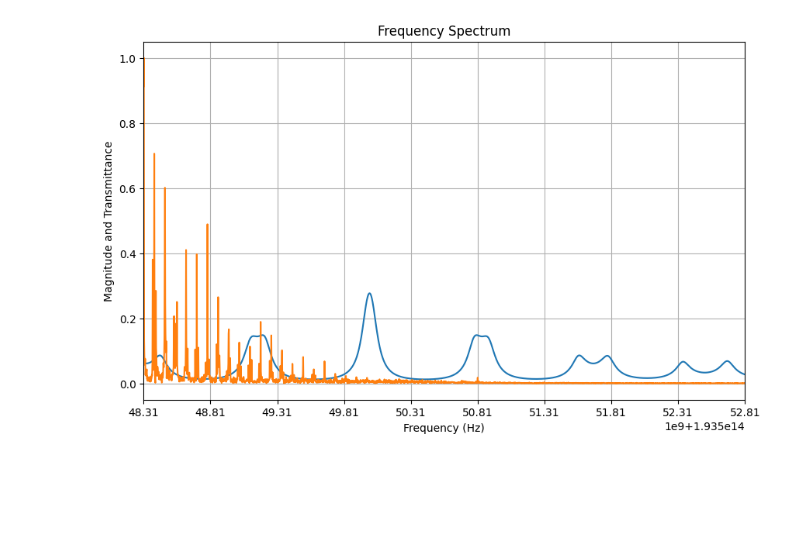
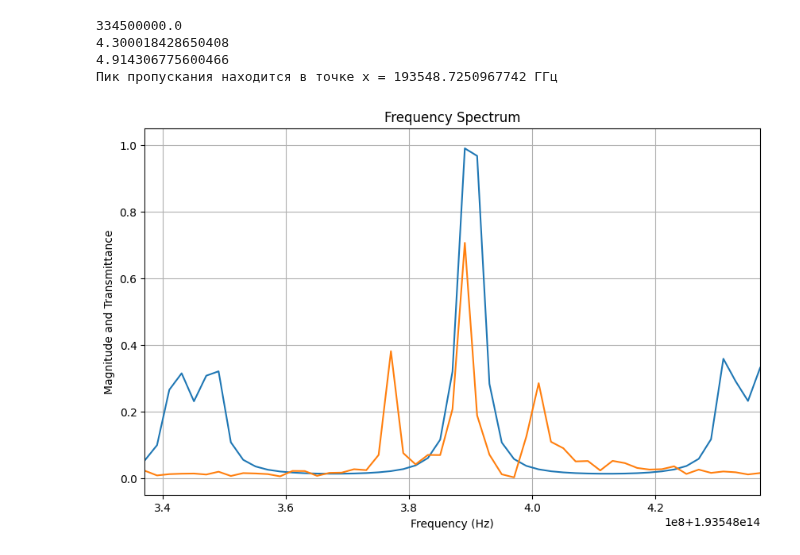
Before and after one commit to Orange-spearow/Finally_praktika, a Jupyter notebook: Подбор волоконных фильтров 2.ipynb, the cells around one changed output. Cells and saved outputs as stored; diff of their text form; code cells hidden in the pictures; blank space fills up the shorter version.

```diff
--- a/Подбор волоконных фильтров 2.ipynb
+++ b/Подбор волоконных фильтров 2.ipynb
@@ -5,6 +5,7 @@ import matplotlib.pyplot as plt
 from scipy.fft import fft, fftfreq
 import pandas as pd
 from scipy.signal import find_peaks
+
 df = pd.read_csv('praktik6.csv')
 spectr1 = np.array(df.iloc[:,0])
 Spectr1 = np.array(df.iloc[:,1])
@@ -19,44 +20,80 @@ h = 1550e-9
 f_Er = c/h
 freq = freq - 80e6 + c/h
 
+FSR = 334.5e6
+print(FSR)
+c = 3e8
+n = 1.46
+l = 7 * c / (n  * FSR)
+print(l)
+N = 7
+M = 8
+L = M/N * l
+print(L)
+
 k1 = k3 = 0.25
 k2 = 0.032
-l = 230.13698630136986e-3
-L = 263.01369863013696e-3
+#l = 2.354487
+#L = 2.6908423
 n = 1.46
 c = 3e8
 T1 = n*l/c
 T2 = n*L/c
-α = 1.0
+α = 0.00018
 γ1 = np.exp(-α * l)
 γ2 = np.exp(-α * L)
 N = 7
 M = 8
 C1 = np.sqrt(1-k1)
 C2 = np.sqrt(1-k2)
 C3 = np.sqrt(1-k3)
 def t_filter_first(w):
     z = np.exp(1j*w*2*np.pi*T1/N)
     return  (1j * np.sqrt(γ1 * γ2 * k1 * k2 * k3) * np.sqrt(z**(-(N + M))))/(1 - C1 * C2 * γ1 * z**(-N) - C2 * C3 * γ2 * z**(-M)\
         + C1 * C3 * γ1 * γ2 * z**(-(N + M)))
 def T_filter_first(freq):
     result = []
     for w in freq:
         value = t_filter_first(w)
         result.append(value)
     return np.array(result)
 T_values = np.abs(T_filter_first(freq))
 
+peaks, _ = find_peaks(T_values)
+'''def min_range(freq):
+    range_peaks = []
+    range_peaks_freq = []
+    for i in range(len(freq[peaks])-1):
+        range_peaks.append(freq[peaks][i] -  (c/h + 2.0e6))
+        range_peaks_freq.append(freq[peaks[i]])
+    for i in range(len(range_peaks)):
+        if range_peaks[i] == min(range_peaks):
+            return range_peaks_freq[i]
+max_x_value = min_range(freq)'''
+max_peak_index = peaks[np.argmax(T_values[peaks])]
+# Значение по оси x для максимального пика
+max_x_value = freq[max_peak_index]
+print(f'Пик пропускания находится в точке x = {max_x_value/1e9} ГГц')
+#print(max_x_value - (c/h + 2.0e6))
+
 plt.figure(figsize = (10,6))
 plt.plot(freq, T_values)
+plt.xlim(c/h - 50e6 , c/h + 50e6)
 plt.plot(freq, np.abs(fft_signal_norm))
-plt.xlim(c/h - 50e6 , c/h + 50e6)  # отображение только положительных частот
-plt.xticks(np.arange(min(freq) , max(freq), 50e7))
+#plt.axvline(x = c/h + 2.0e6, color = 'red')
+#plt.axvline(x = max_x_value  , color = 'red')
+#plt.axvline(x = max_x_value + 3.5e6, color = 'red')
+#plt.axvline(x = max_x_value - 2e6, color = 'red')
+#plt.xticks(np.arange(min(freq) , max(freq), 50e7))
 plt.xlabel('Frequency (Hz)')
 plt.ylabel('Magnitude and Transmittance')
 plt.title('Frequency Spectrum')
-plt.grid(True)
+plt.grid()
 #plt.tight_layout()
 plt.show()
 # %% [output]
+334500000.0
+4.300018428650408
+4.914306775600466
+Пик пропускания находится в точке x = 193548.7250967742 ГГц
-[figure, old version]
+[figure, new version]
```
Also changed, not shown: parts of 2 cells of this notebook.
